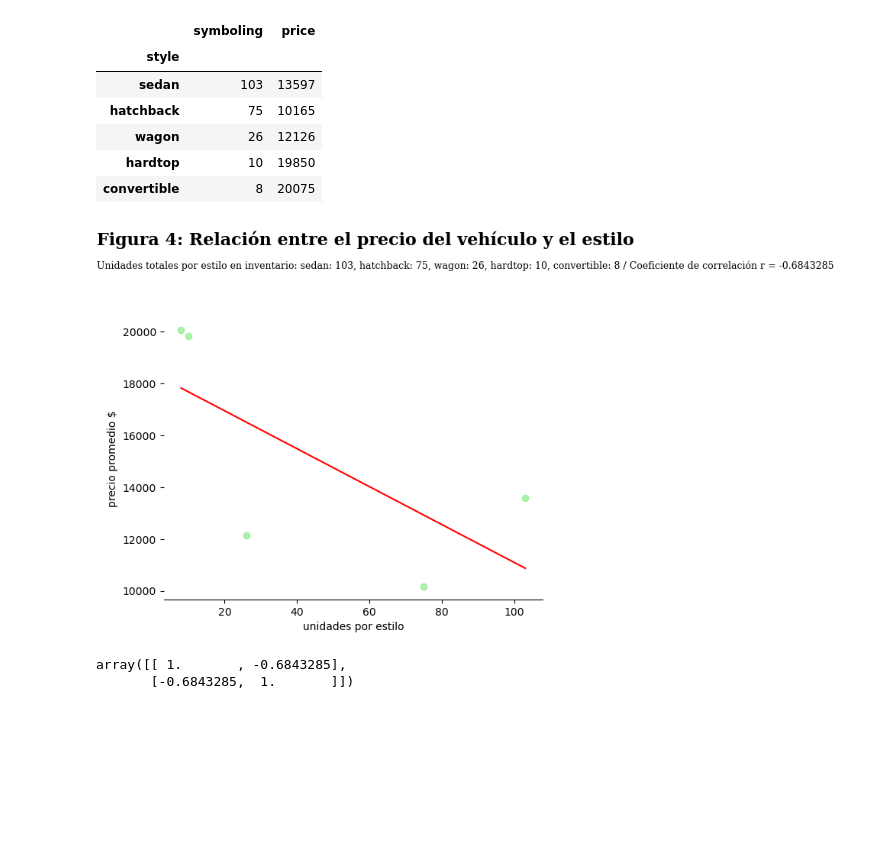
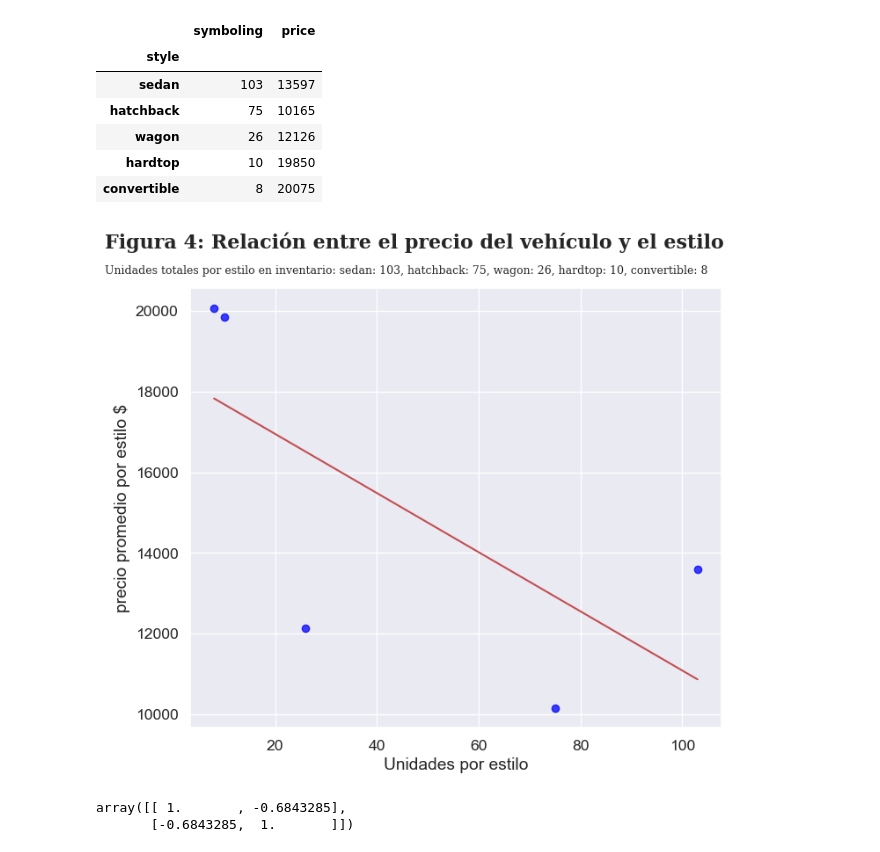
Before and after one commit to Jeffry0412/Proyecto-Final, a Jupyter notebook: EDA_Autos.ipynb, the cells around one changed output. Saved outputs shown, nothing was run; the diff lists cells and outputs as text; code cells hidden in the pictures; blank space fills up the shorter version.

```diff
--- a/EDA_Autos.ipynb
+++ b/EDA_Autos.ipynb
@@ -842,36 +843,38 @@ data_corr
 | hardtop | 10 | 19850 |
 | convertible | 8 | 20075 |
 # %%
-plt.scatter(data_corr["symboling"], data_corr["price"], c = "lightgreen", alpha = 0.75)
+fig, ax = plt.subplots(1, 1, figsize=(7.8, 6.5), dpi=100)
+
+plt.scatter(data_corr["symboling"], data_corr["price"], c = "blue", alpha = 0.75)
 reg_line = np.polyfit(data_corr["symboling"], data_corr["price"], deg = 1)
 trend = np.polyval(reg_line, data_corr["symboling"])
 
-plt.xlabel("unidades por estilo")
-plt.ylabel("precio promedio $")
+plt.xlabel("Unidades por estilo")
+plt.ylabel("precio promedio por estilo $")
 
 title_t = "Figura 4: Relación entre el precio del vehículo y el estilo"
 plt.title(title_t, #mensaje del título
             horizontalalignment = "left", # se define posición del texto al lado izquierdo
              x = 0.001,
-             y = 0.75,
+             y = 0.95,
             transform = fig.transFigure,
             fontsize = 16,
             fontweight = "bold",
             fontfamily = "serif")
 
-subtitle_t = "Unidades totales por estilo en inventario: sedan: 103, hatchback: 75, wagon: 26, hardtop: 10, convertible: 8 / Coeficiente de correlación r = -0.6843285"
+subtitle_t = "Unidades totales por estilo en inventario: sedan: 103, hatchback: 75, wagon: 26, hardtop: 10, convertible: 8"
 plt.suptitle(subtitle_t,
             horizontalalignment = "left",
              x = 0.001,
-             y = 0.72,
+             y = 0.92,
             transform = fig.transFigure,
             fontsize = 9,
             fontweight = "regular",
             fontfamily = "serif")
 
 plt.plot(data_corr["symboling"], trend, "r");
 # %% [output]
-[figure, old version]
+[figure, new version]
 # %%
 coef_Corr = np.corrcoef(data_corr["symboling"], data_corr["price"]) #Se calcula el coeficiente de correlación r o la relación entre las 2 variables
 coef_Corr
```
Also changed, not shown: parts of 22 cells of this notebook.
